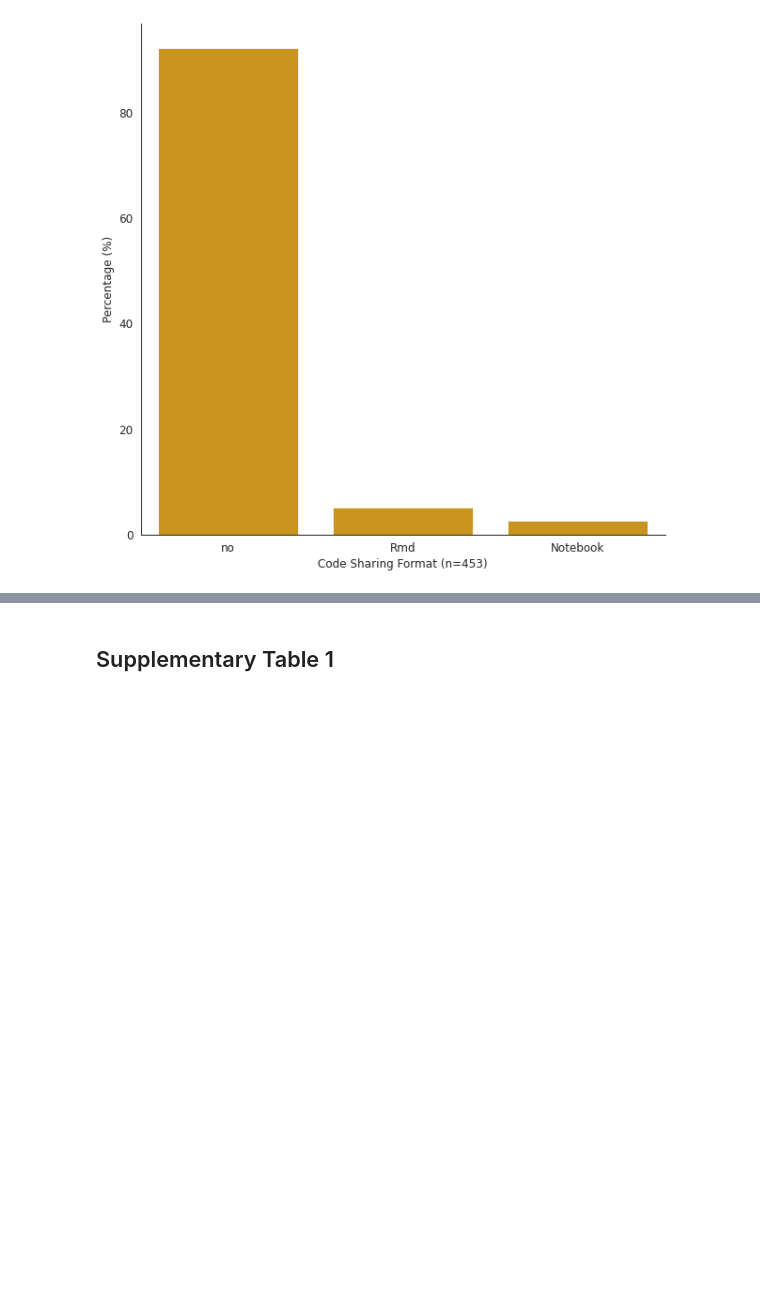
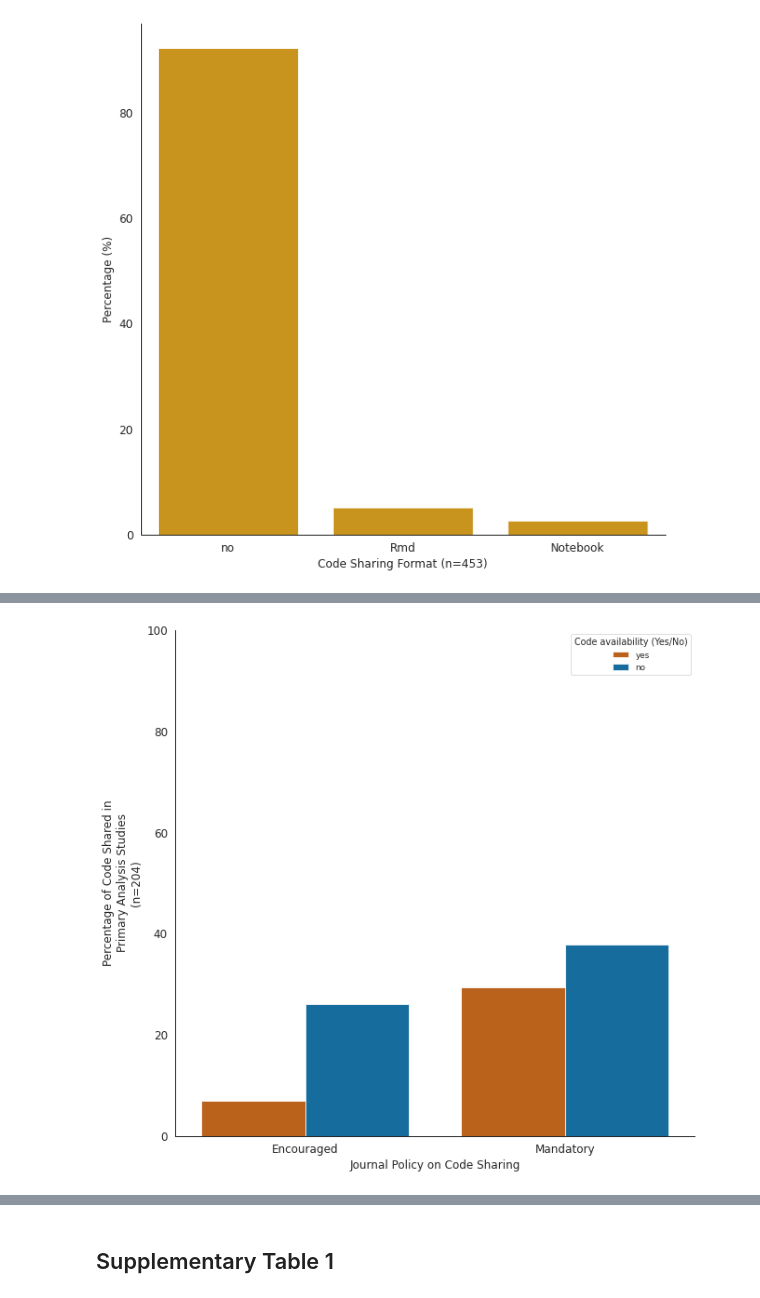
Before and after one commit to Mangul-Lab-USC/code-availability, a Jupyter notebook: notebooks/Figures.ipynb, the cells around one changed output, grey strips where cells are left out. Drawn from its saved outputs; the diff is of its cells as text; code cells hidden in the pictures; blank space fills up the shorter version.

Commit message:
figures updated and reordered

```diff
--- a/notebooks/Figures.ipynb
+++ b/notebooks/Figures.ipynb
@@ -882,0 +921,3 @@ plt.show()
+# %%
+df_journal=pd.read_csv("../data/journal_data.csv")
+df_journal
@@ -882,0 +963,8 @@ plt.show()
+# %%
+df_temp=pd.DataFrame({'Counts': df_modified.groupby(['Secondary analysis','Code availability (Yes/No)','Code Policy']).size()}).reset_index()
+df_temp=df_temp[~(df_temp['Secondary analysis']=='yes')]
+#add percentage column
+df_temp['Percentage'] = (df_temp['Counts']/df_temp['Counts'].sum()) * 100
+df_temp['Percentage']=df_temp['Percentage'].round(2)
+df_temp=df_temp.sort_values('Percentage', ascending=True)
+df_temp
@@ -882,0 +977,16 @@ plt.show()
+# %%
+plt.figure(figsize=(10, 10))
+plt.rcParams.update({'font.size': 12})
+rcParams['font.family'] = 'sans-serif'
+sns.set_context("paper",font_scale=1)
+color=['#D55E00','#0072B2']
+sns.barplot(data=df_temp, x='Code Policy', y='Percentage',hue='Code availability (Yes/No)', ci=None,palette=color)
+sns.despine()
+plt.ylabel("Percentage of Code Shared in\nPrimary Analysis Studies\n(n=204)",fontsize=12)
+plt.ylim(0,100)
+plt.xlabel("Journal Policy on Code Sharing",fontsize=12)
+plt.tick_params(axis='both', labelsize=12)
+plt.savefig('../Figures/sup7.png', format='png', dpi=300)
+plt.show()
+# %% [output]
+[figure, added]
```
Also changed, not shown: parts of 46 cells of this notebook, 3 other files.
